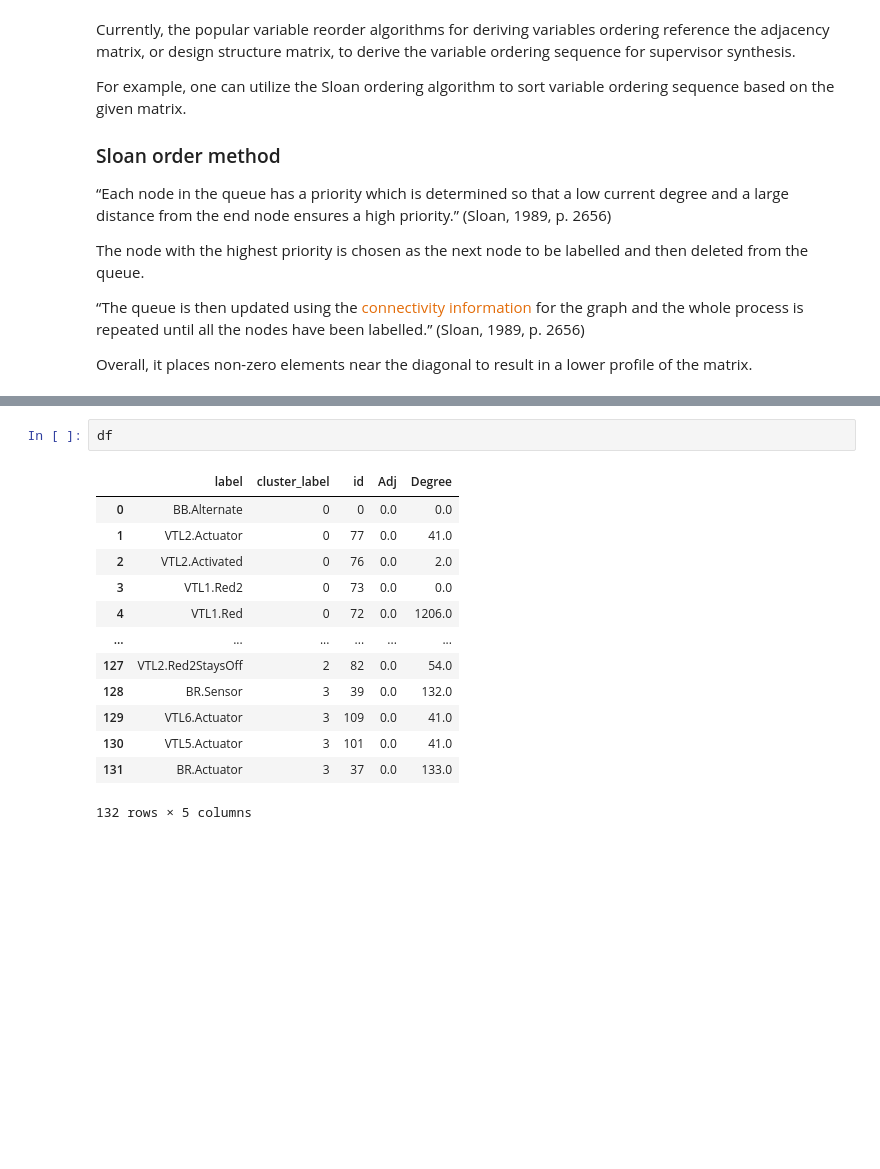
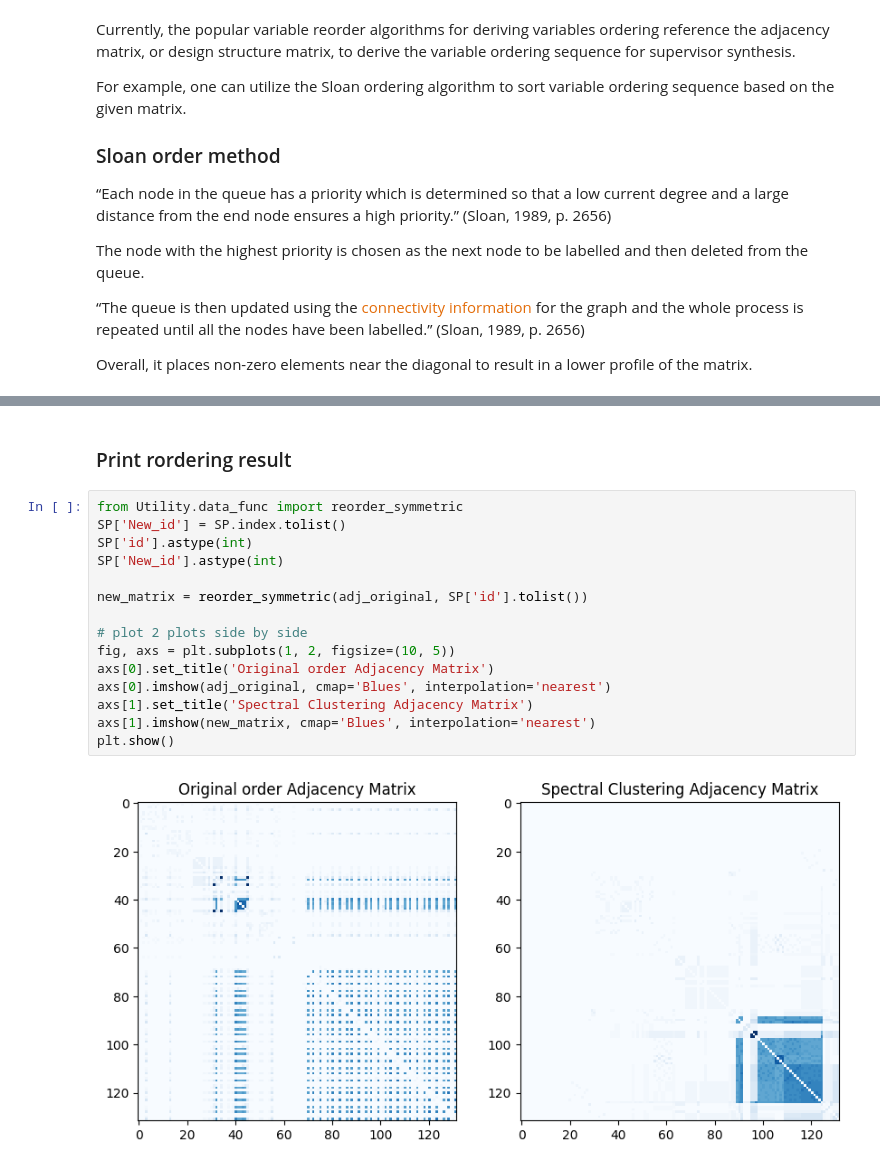
Before and after one commit to Lynch1206/Variable-Reorder4SupervisoryControl, a Jupyter notebook: Transitional_relationships.ipynb, the cells around one changed output, grey strips where cells are left out. Cells and saved outputs as stored; diff of their text form; blank space fills up the shorter version.

```diff
--- a/Transitional_relationships.ipynb
+++ b/Transitional_relationships.ipynb
@@ -278,16 +233,19 @@ df
-# %%
-df
-# %% [output]
-|  | label | cluster_label | id | Adj | Degree |
-| 0 | BB.Alternate | 0 | 0 | 0.0 | 0.0 |
-| 1 | VTL2.Actuator | 0 | 77 | 0.0 | 41.0 |
-| 2 | VTL2.Activated | 0 | 76 | 0.0 | 2.0 |
-| 3 | VTL1.Red2 | 0 | 73 | 0.0 | 0.0 |
-| 4 | VTL1.Red | 0 | 72 | 0.0 | 1206.0 |
-| ... | ... | ... | ... | ... | ... |
-| 127 | VTL2.Red2StaysOff | 2 | 82 | 0.0 | 54.0 |
-| 128 | BR.Sensor | 3 | 39 | 0.0 | 132.0 |
-| 129 | VTL6.Actuator | 3 | 109 | 0.0 | 41.0 |
-| 130 | VTL5.Actuator | 3 | 101 | 0.0 | 41.0 |
-| 131 | BR.Actuator | 3 | 37 | 0.0 | 133.0 |
-132 rows × 5 columns
+# %% [markdown]
+### Print rordering result
+# %%
+from Utility.data_func import reorder_symmetric
+SP['New_id'] = SP.index.tolist()
+SP['id'].astype(int)
+SP['New_id'].astype(int)
+
+new_matrix = reorder_symmetric(adj_original, SP['id'].tolist())
+
+# plot 2 plots side by side
+fig, axs = plt.subplots(1, 2, figsize=(10, 5))
+axs[0].set_title('Original order Adjacency Matrix')
+axs[0].imshow(adj_original, cmap='Blues', interpolation='nearest')
+axs[1].set_title('Spectral Clustering Adjacency Matrix')
+axs[1].imshow(new_matrix, cmap='Blues', interpolation='nearest')
+plt.show()
+# %% [output]
+[figure, added]
```
Also changed, not shown: parts of 10 cells of this notebook, 1 other file.
